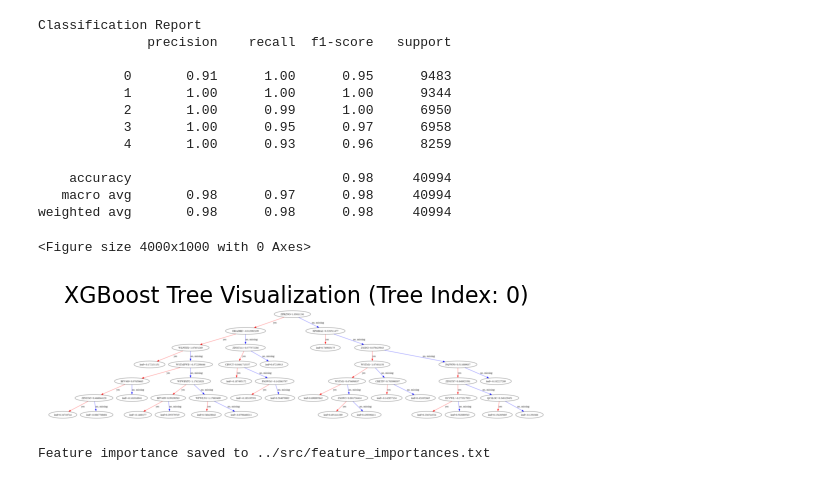
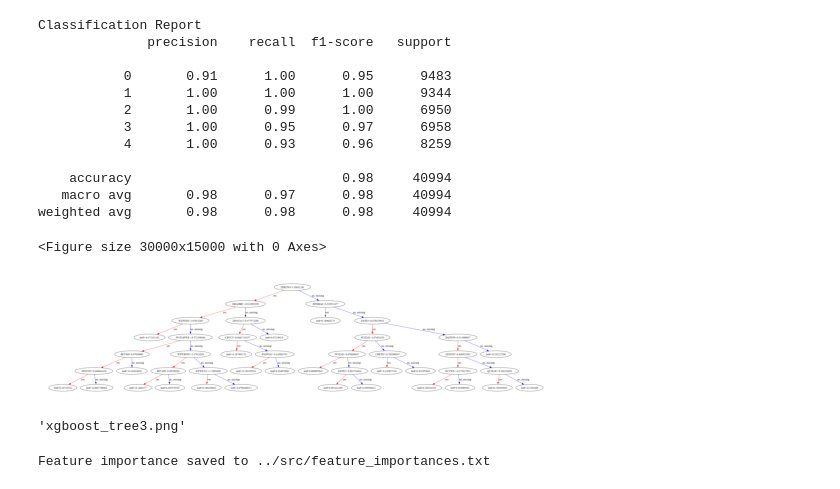
Before and after one commit to iinmv2486/Argus, a Jupyter notebook: Feature_Selection/XGBoost.ipynb, the cells around one changed output. Saved outputs shown, nothing was run; the diff lists cells and outputs as text; code cells hidden in the pictures.

```diff
--- a/Feature_Selection/XGBoost.ipynb
+++ b/Feature_Selection/XGBoost.ipynb
@@ -136,19 +136,45 @@ Classification Report
     accuracy                           0.98     40994
    macro avg       0.98      0.97      0.98     40994
 weighted avg       0.98      0.98      0.98     40994
-# %%
-from xgboost import plot_tree
-
-# 시각화하고 싶은 트리 인덱스
-tree_index = 0
-
-plt.figure(figsize=(40, 10))
-plot_tree(model, num_trees=tree_index)
-plt.title(f"XGBoost Tree Visualization (Tree Index: {tree_index})", fontsize=16)
-plt.show()
-# %% [output]
-<Figure size 4000x1000 with 0 Axes>
-[figure, removed]
+# %%
+import matplotlib.pyplot as plt
+from xgboost import plot_tree
+
+# 시각화하고 싶은 트리 인덱스
+tree_index = 0
+
+# (1) 그림 객체(figure) 생성 시, figsize & dpi 설정
+fig = plt.figure(figsize=(100, 50), dpi=300)  # 가로 60인치, 세로 30인치, 300 DPI
+
+plot_tree(model, num_trees=tree_index)
+
+# (2) 저장 시에도 dpi=300, bbox_inches='tight' 권장
+plt.savefig("xgboost_tree1.png", dpi=300, bbox_inches='tight')
+
+# plt.show()로 화면에 표시할 수도 있음
+plt.show()
+# %% [output]
+<Figure size 30000x15000 with 0 Axes>
+[figure, added]
+# %%
+import xgboost as xgb
+
+# 트리 인덱스
+tree_index = 0
+
+# (1) Booster 객체 가져오기 (XGBClassifier -> Booster)
+booster = model.get_booster()
+
+# (2) to_graphviz: DOT format (문자열) 생성
+dot_data = xgb.to_graphviz(booster, num_trees=tree_index)
+
+# (3) .dot 파일로 저장
+dot_data.save('xgboost_tree.dot')
+
+# (4) .dot -> png 변환 (graphviz CLI 필요)
+dot_data.render('xgboost_tree3', format='png')  # xgboost_tree.png 생성
+# %% [output]
+'xgboost_tree3.png'
 # %%
 import numpy as np
 
```
Also changed, not shown: 6 other files.
